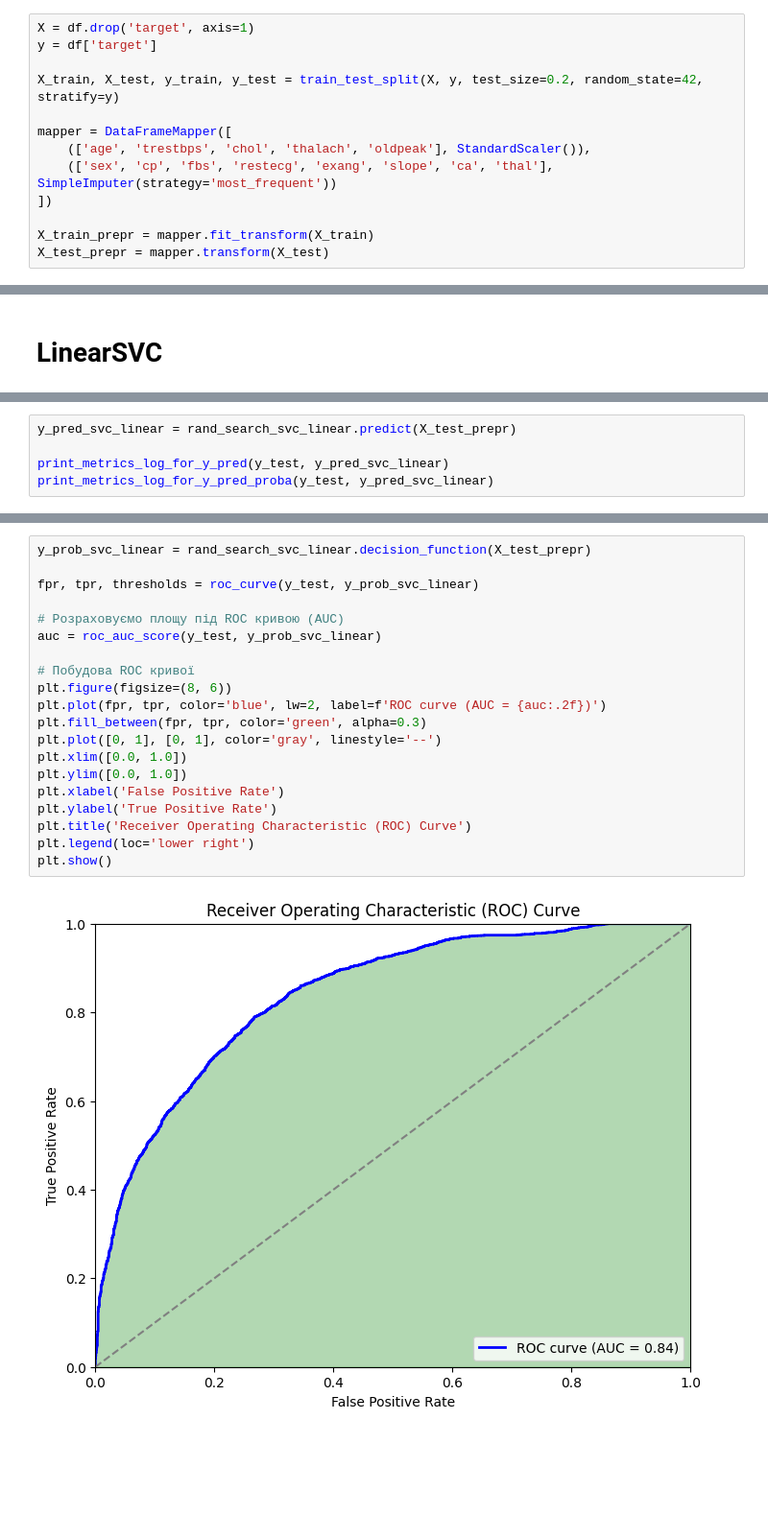
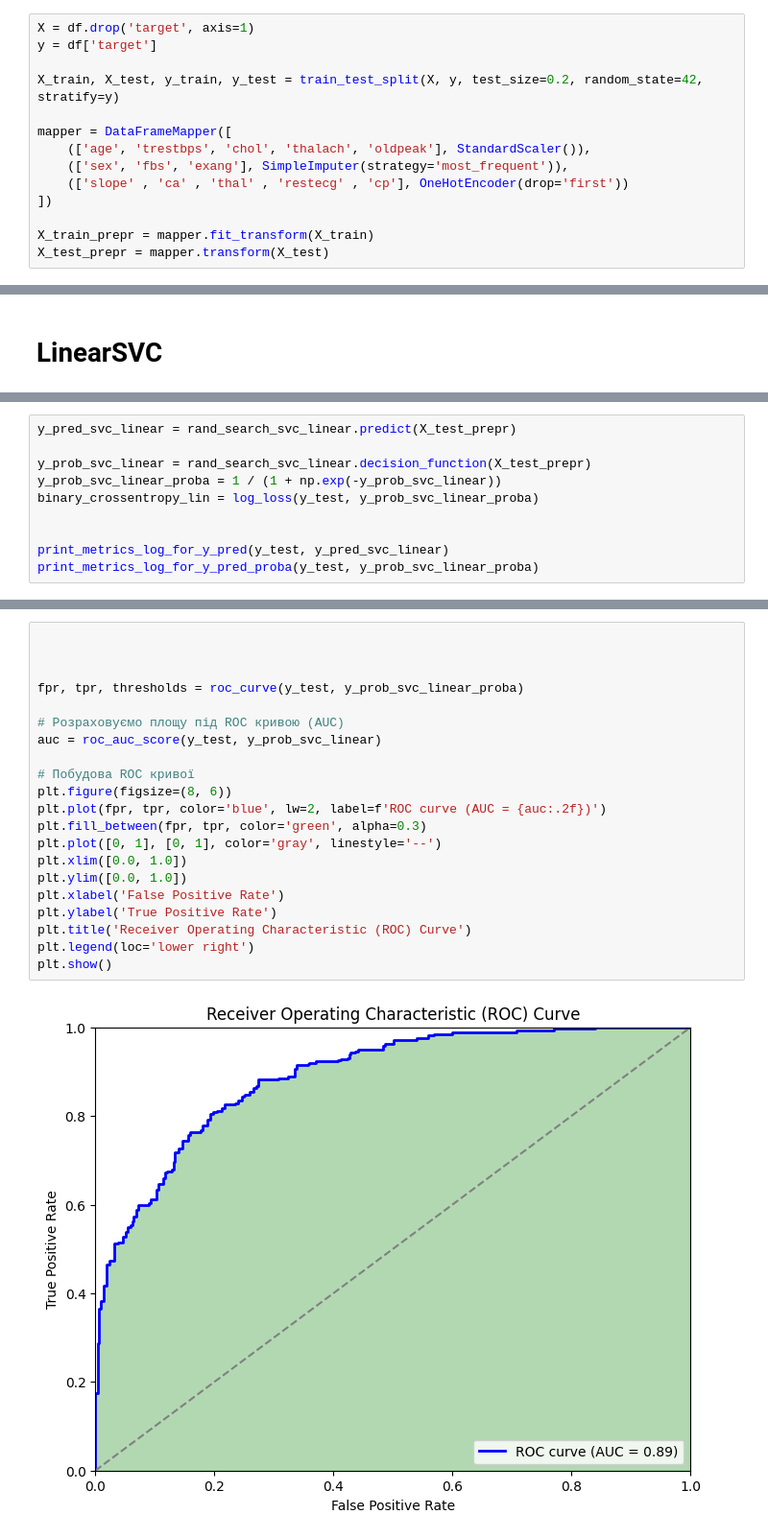
Before and after one commit to Valakas148/ML, a Jupyter notebook: lr3/lr3.ipynb, the cells around one changed output, grey strips where cells are left out. Shown: that part at 96% size. Saved outputs shown, nothing was run; the diff lists cells and outputs as text; blank space fills up the shorter version.

```diff
--- a/lr3/lr3.ipynb
+++ b/lr3/lr3.ipynb
@@ -148,7 +150,8 @@ X_train, X_test, y_train, y_test = train_test_split(X, y, test_size=0.2, random_
 
 mapper = DataFrameMapper([
     (['age', 'trestbps', 'chol', 'thalach', 'oldpeak'], StandardScaler()),
-    (['sex', 'cp', 'fbs', 'restecg', 'exang', 'slope', 'ca', 'thal'], SimpleImputer(strategy='most_frequent'))
+    (['sex', 'fbs', 'exang'], SimpleImputer(strategy='most_frequent')),
+    (['slope' , 'ca' , 'thal' , 'restecg' , 'cp'], OneHotEncoder(drop='first'))
 ])
 
 X_train_prepr = mapper.fit_transform(X_train)
@@ -439,6 +449,11 @@ Best score for SVC з ядром linear: 0.7204126144168865
 # %%
 y_pred_svc_linear = rand_search_svc_linear.predict(X_test_prepr)
 
+y_prob_svc_linear = rand_search_svc_linear.decision_function(X_test_prepr)
+y_prob_svc_linear_proba = 1 / (1 + np.exp(-y_prob_svc_linear))
+binary_crossentropy_lin = log_loss(y_test, y_prob_svc_linear_proba)
+
+
 print_metrics_log_for_y_pred(y_test, y_pred_svc_linear)
-print_metrics_log_for_y_pred_proba(y_test, y_pred_svc_linear)
+print_metrics_log_for_y_pred_proba(y_test, y_prob_svc_linear_proba)
 # %% [output]
@@ -496,25 +511,26 @@ array([[0.8299193 , 0.28424847],
 # %%
-y_prob_svc_linear = rand_search_svc_linear.decision_function(X_test_prepr)
 
-fpr, tpr, thresholds = roc_curve(y_test, y_prob_svc_linear)
+
+
+fpr, tpr, thresholds = roc_curve(y_test, y_prob_svc_linear_proba)
 
 # Розраховуємо площу під ROC кривою (AUC)
 auc = roc_auc_score(y_test, y_prob_svc_linear)
 
 # Побудова ROC кривої
 plt.figure(figsize=(8, 6))
 plt.plot(fpr, tpr, color='blue', lw=2, label=f'ROC curve (AUC = {auc:.2f})')
 plt.fill_between(fpr, tpr, color='green', alpha=0.3)
 plt.plot([0, 1], [0, 1], color='gray', linestyle='--')
 plt.xlim([0.0, 1.0])
 plt.ylim([0.0, 1.0])
 plt.xlabel('False Positive Rate')
 plt.ylabel('True Positive Rate')
 plt.title('Receiver Operating Characteristic (ROC) Curve')
 plt.legend(loc='lower right')
 plt.show()
 # %% [output]
-[figure, old version]
+[figure, new version]
 # %%
 def calculate_metrics(y_test, predictions):
     binary_crossentropy = log_loss(y_test, predictions)
```
Also changed, not shown: parts of 23 cells of this notebook.
